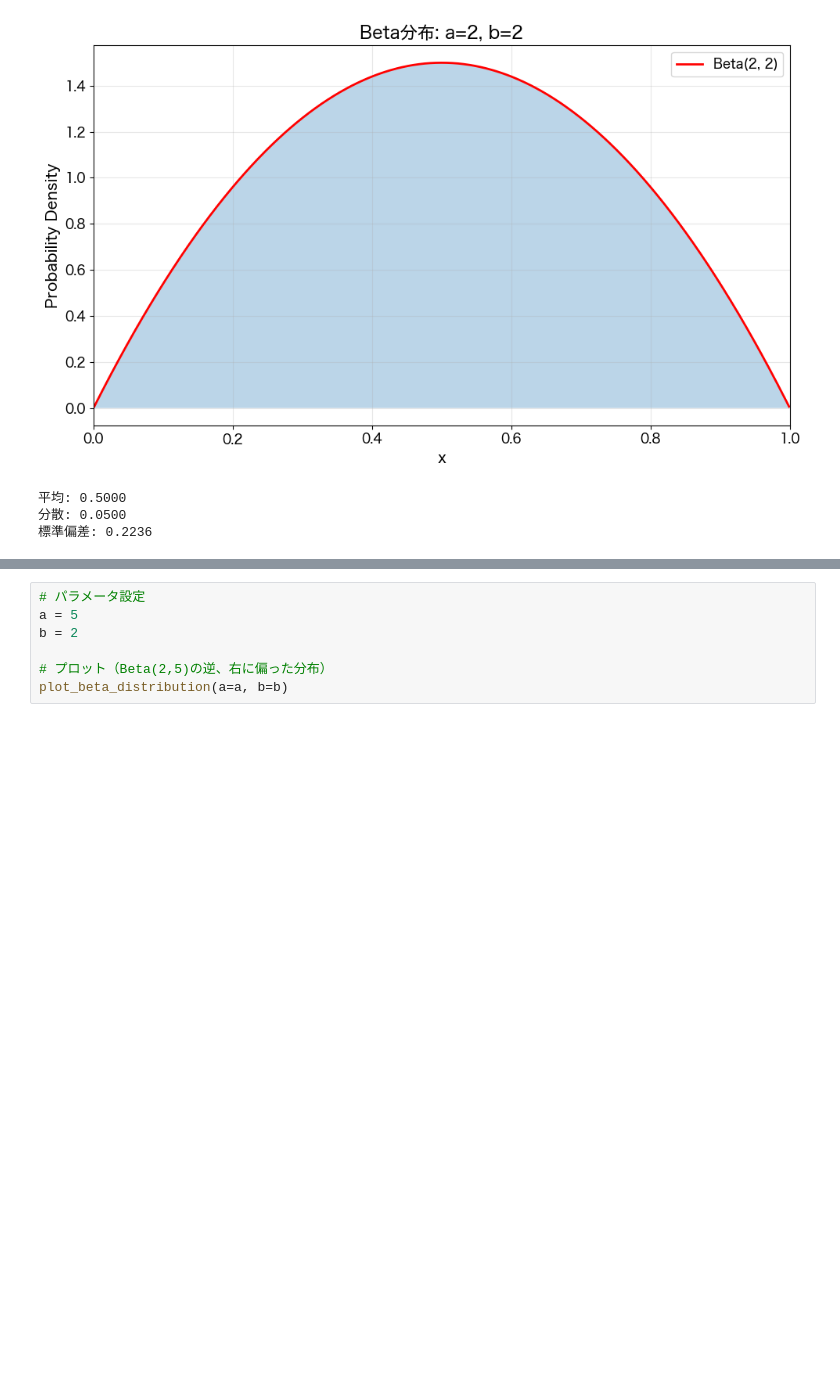
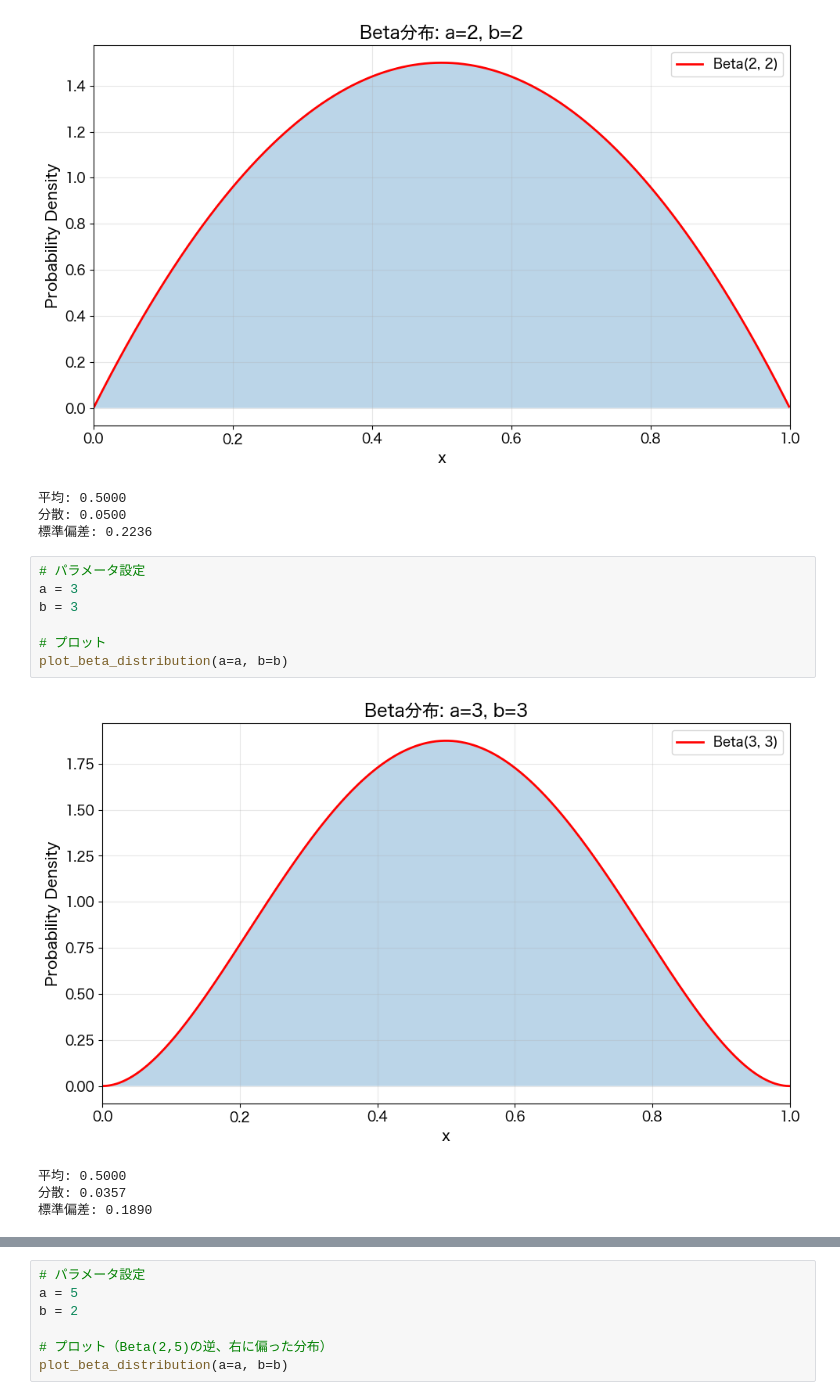
Before and after one commit to KoshiHarashima/deep-opt-auctions, a Jupyter notebook: plot_distribution.ipynb, the cells around one changed output, grey strips where cells are left out. Drawn from its saved outputs; the diff is of its cells as text; blank space fills up the shorter version.

```diff
--- a/plot_distribution.ipynb
+++ b/plot_distribution.ipynb
@@ -282,6 +282,18 @@ plot_beta_distribution(a=a, b=b)
 平均: 0.5000
 分散: 0.0500
 標準偏差: 0.2236
+# %%
+# パラメータ設定
+a = 3
+b = 3
+
+# プロット
+plot_beta_distribution(a=a, b=b)
+# %% [output]
+[figure, added]
+平均: 0.5000
+分散: 0.0357
+標準偏差: 0.1890
 # %%
 # パラメータ設定
 a = 2
```
Also changed, not shown: parts of 1 cell of this notebook, 26 other files.
